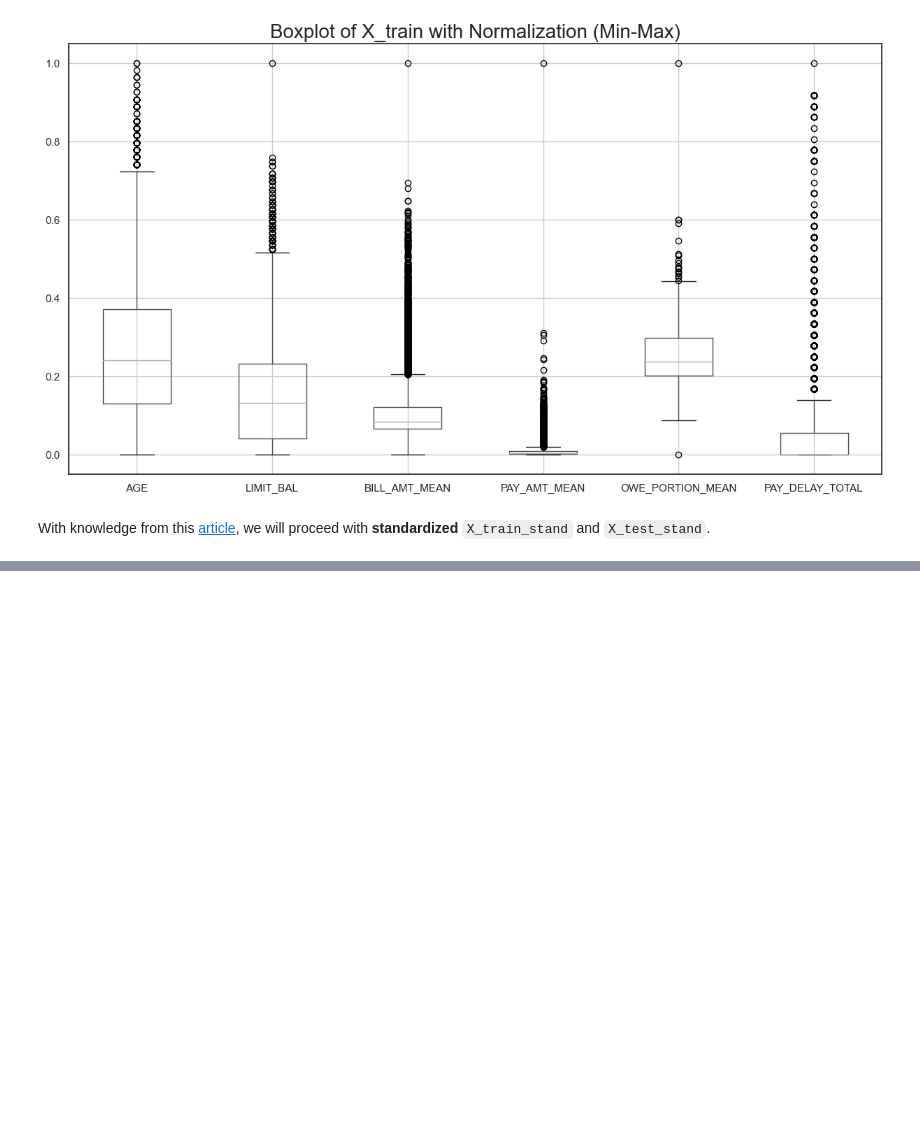
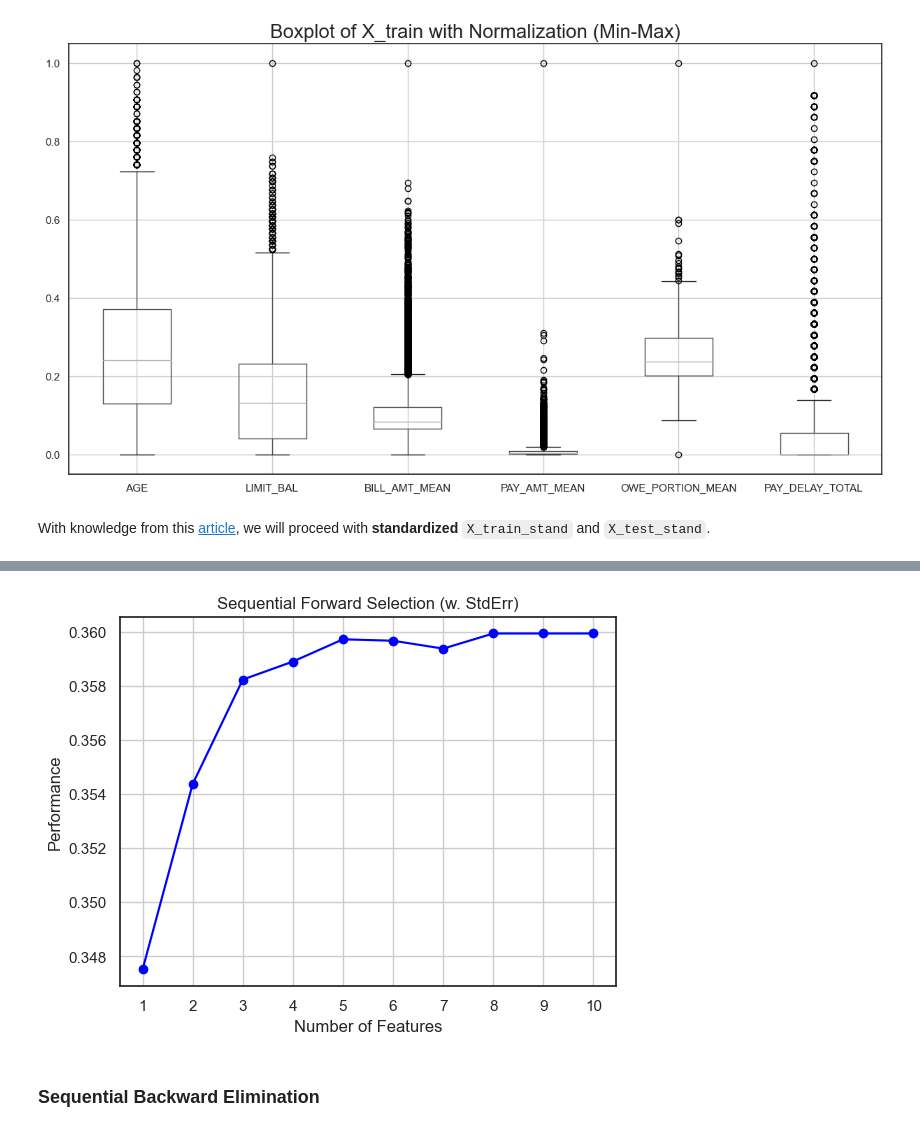
Before and after one commit to lihuicham/default-credit-card-clients-prediction, a Jupyter notebook: ProjectCode-Python.ipynb, the cells around one changed output, grey strips where cells are left out. Saved outputs shown, nothing was run; the diff lists cells and outputs as text; code cells hidden in the pictures; blank space fills up the shorter version.

Commit message:
feature selection done

```diff
--- a/ProjectCode-Python.ipynb
+++ b/ProjectCode-Python.ipynb
@@ -716,0 +758,6 @@ We will implement filter method with correlation, forward selection and backward
+# %%
+dropped_payamtcols = ['PAY_AMT1', 'PAY_AMT2', 'PAY_AMT3', 'PAY_AMT4', 'PAY_AMT5','PAY_AMT6']
+
+X_train.drop(columns=dropped_payamtcols, axis=1, inplace=True)
+X_train_stand.drop(columns=dropped_payamtcols, axis=1, inplace=True)
+X_train_norm.drop(columns=dropped_payamtcols, axis=1, inplace=True)
@@ -716,0 +771,10 @@ We will implement filter method with correlation, forward selection and backward
+# %%
+sfs = SFS(LogisticRegression(),
+          k_features=10,
+          forward=True,
+          floating=False,
+          scoring = 'f1',
+          cv = 0)
+
+sfs.fit(X_train_stand, y_train)
+sfs.k_feature_names_
@@ -716,0 +792,9 @@ We will implement filter method with correlation, forward selection and backward
+# %%
+plot_sfs(sfs.get_metric_dict(), kind='std_dev')
+plt.title('Sequential Forward Selection (w. StdErr)')
+plt.grid()
+plt.show()
+# %% [output]
+[figure, added]
+# %% [markdown]
+### Sequential Backward Elimination
```
Also changed, not shown: parts of 27 cells of this notebook.
